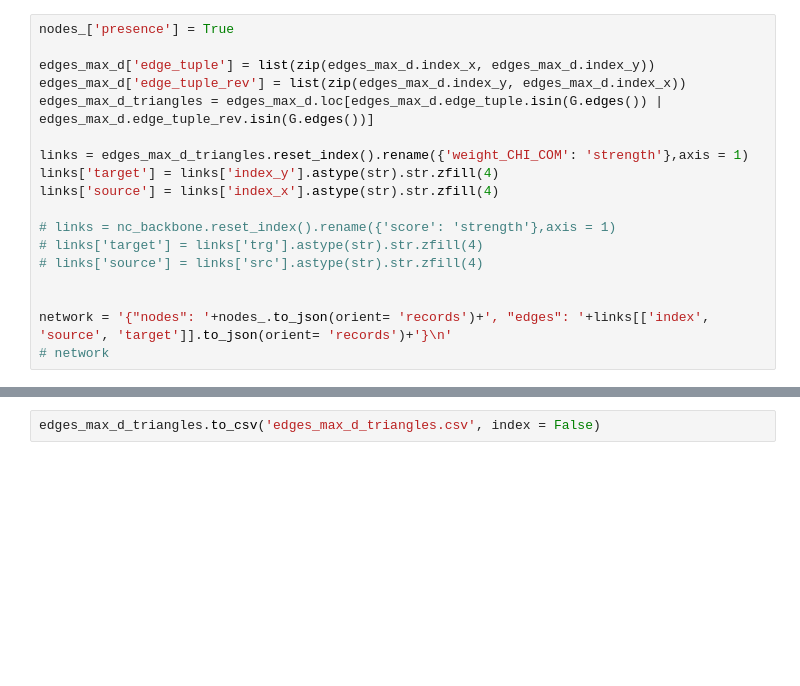
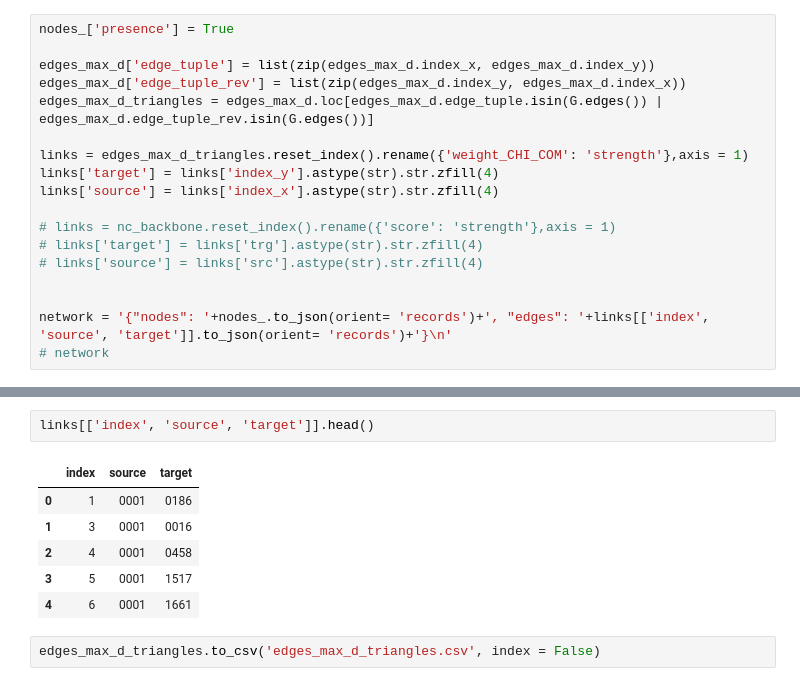
Before and after one commit to matuteiglesias/geo-correlation-structures, a Jupyter notebook: Sample network plot.ipynb, the cells around one changed output, grey strips where cells are left out. Saved outputs shown, nothing was run; the diff lists cells and outputs as text; blank space fills up the shorter version.

```diff
--- a/Sample network plot.ipynb
+++ b/Sample network plot.ipynb
@@ -344,3 +395,12 @@ network = '{"nodes": '+nodes_.to_json(orient= 'records')+', "edges": '+links[['i
+# %%
+links[['index', 'source', 'target']].head()
+# %% [output]
+|  | index | source | target |
+| 0 | 1 | 0001 | 0186 |
+| 1 | 3 | 0001 | 0016 |
+| 2 | 4 | 0001 | 0458 |
+| 3 | 5 | 0001 | 1517 |
+| 4 | 6 | 0001 | 1661 |
 # %%
 edges_max_d_triangles.to_csv('edges_max_d_triangles.csv', index = False)
 # %%
```
Also changed, not shown: parts of 4 cells of this notebook.
